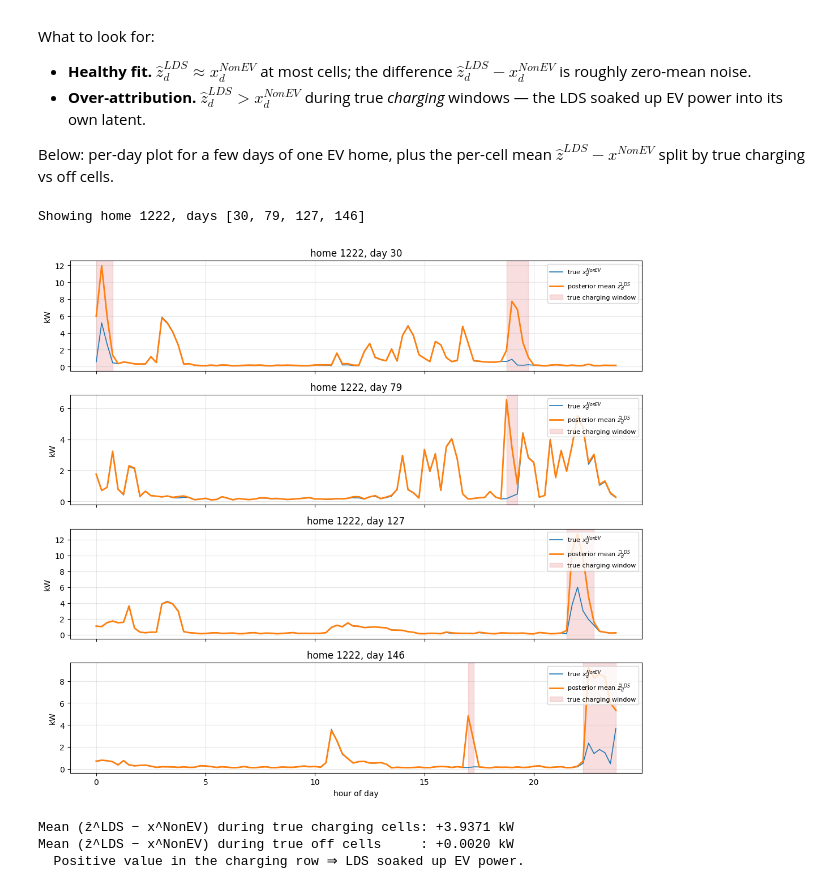
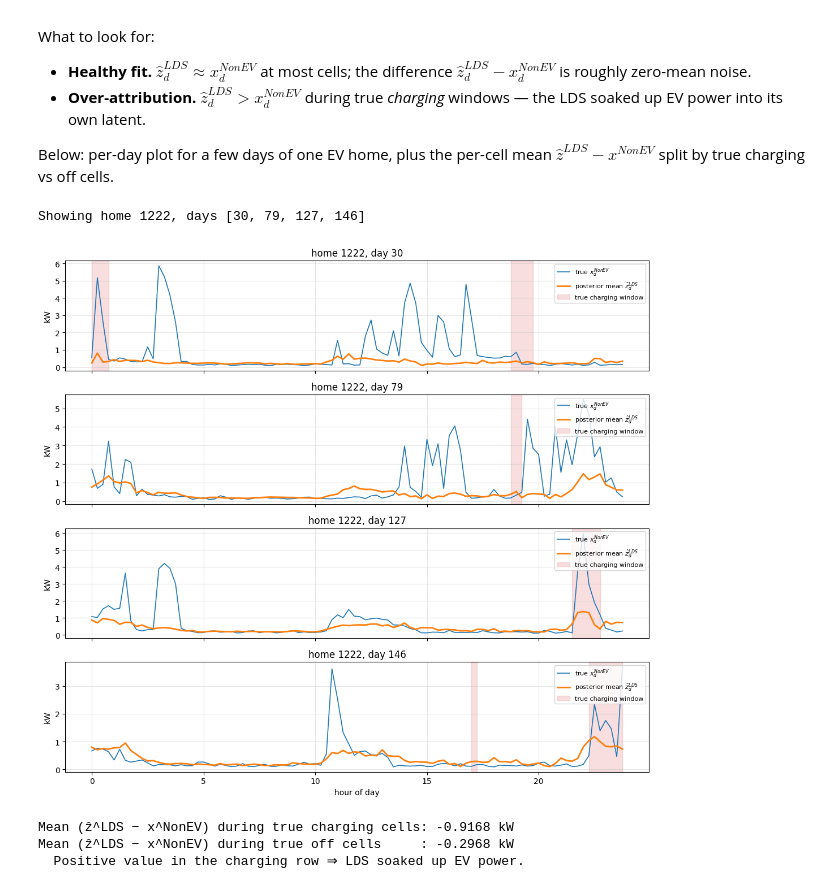
Before and after one commit to jackellishsieh/residential-power-forecasting, a Jupyter notebook: notebooks/jack/infer-model.ipynb, the cells around one changed output. Drawn from its saved outputs; the diff is of its cells as text; code cells hidden in the pictures.

Commit message:
Update notebooks and model code for two-branch

```diff
--- a/notebooks/jack/infer-model.ipynb
+++ b/notebooks/jack/infer-model.ipynb
@@ -42,6 +55,6 @@ from models import first_diff_logistic as fdl
 # %%
 # ── CONFIGURE ──────────────────────────────────────────────────────────────
-FITTED_PARAMS_PATH = PROJECT_ROOT / 'models' / 'fitted_params.pkl'
+FITTED_PARAMS_PATH = PROJECT_ROOT / 'models' / 'fitted_params_variance_only_diagonal.pkl'
 # ───────────────────────────────────────────────────────────────────────────
 
 with open(FITTED_PARAMS_PATH, 'rb') as f:
@@ -124,6 +143,10 @@ Running collapsed Gibbs on 6 homes  (of which 2 EV)  S_burn=50, S_retain=200, se
 # %%
-inferences = gm.infer_all_collapsed(
-    test_df_sub, params,
-    S_burn=S_BURN, S=S_RETAIN, seed=SEED,
-    verbose=True,
-)
+# inferences = gm.infer_all(
+#     test_df_sub, params,
+#     S_burn=S_BURN, S=S_RETAIN, seed=SEED,
+#     decision=DECISION, verbose=True,
+# )
+
+# Read inferences from pickle
+with open('inferences.pkl', 'rb') as f:
+    inferences = pickle.load(f)
@@ -305,0 +269,11 @@ for hid, label in [(ev_hids[0] if ev_hids else None, 'EV'),
+# %%
+# ── CONFIGURE ──────────────────────────────────────────────────────────────
+CARPET_HOME = ev_hids[0] if ev_hids else next(iter(inferences))
+CARPET_DAYS = None     # (start, end) day-index range, or None for all days
+HIDE_LOW    = False    # True → fold low into off (show only off vs high)
+# ───────────────────────────────────────────────────────────────────────────
+
+figs = ip.plot_z_carpets(test_df_sub, inferences, heur_states_test,
+                         CARPET_HOME, day_range=CARPET_DAYS, hide_low=HIDE_LOW)
+for f in figs:
+    plt.show()
@@ -333,12 +348,12 @@ DIAG_HOME_ID              = None  # override here; None → first EV home
 if not ev_hids:
     print('No EV homes in the inferred set — skipping diagnostic.')
 else:
-    hid   = DIAG_HOME_ID if DIAG_HOME_ID is not None else ev_hids[0]
-    inf   = inferences[hid]
-    g     = test_df_sub[test_df_sub['home_id']==hid].sort_values(['day','time_index'])
-    D     = g['day'].nunique()
-    x_nev = g['non_ev_load'].to_numpy().reshape(D, T)
-    z_tr  = g['charge_state'].to_numpy().reshape(D, T)
+    hid     = DIAG_HOME_ID if DIAG_HOME_ID is not None else ev_hids[0]
+    z_lds_m = inferences[hid].c1.z_lds_mean    # C=1 posterior-mean Non-EV (EV removed)
+    g       = test_df_sub[test_df_sub['home_id']==hid].sort_values(['day','time_index'])
+    D       = g['day'].nunique()
+    x_nev   = g['non_ev_load'].to_numpy().reshape(D, T)
+    z_tr    = g['charge_state'].to_numpy().reshape(D, T)
 
     rng = np.random.default_rng(0)
     if PREFER_DAYS_WITH_CHARGING:
@@ -354,37 +369,37 @@ else:
 
     tt = np.arange(T) * 15 / 60   # hours of day
     fig, axes = plt.subplots(len(chosen), 1, figsize=(11, 2.5 * len(chosen)),
                               sharex=True)
     if len(chosen) == 1: axes = [axes]
 
     for ax, d in zip(axes, chosen):
-        ax.plot(tt, x_nev[d],          lw=1.2, color='C0',
+        ax.plot(tt, x_nev[d],     lw=1.2, color='C0',
                 label=r'true $x^{NonEV}_d$')
-        ax.plot(tt, inf.z_lds_mean[d], lw=2.0, color='C1',
+        ax.plot(tt, z_lds_m[d],   lw=2.0, color='C1',
                 label=r'posterior mean $\hat z^{LDS}_d$')
         chg = z_tr[d] > 0
         if chg.any():
             ax.fill_between(tt, 0, 1, where=chg, transform=ax.get_xaxis_transform(),
                             color='C3', alpha=0.15,
                             label='true charging window')
         ax.set_title(f'home {hid}, day {d}')
         ax.set_ylabel('kW')
         ax.legend(loc='upper right', fontsize=8); ax.grid(alpha=0.3)
     axes[-1].set_xlabel('hour of day')
     plt.tight_layout(); plt.show()
 
     # Quantitative: split residual by true-state mask
-    diff = inf.z_lds_mean - x_nev                                # (D, T)
+    diff = z_lds_m - x_nev                                       # (D, T)
     chg  = z_tr > 0
     if chg.any():
         print(f'\nMean (ẑ^LDS − x^NonEV) during true charging cells: '
               f'{diff[chg].mean():+.4f} kW')
         print(f'Mean (ẑ^LDS − x^NonEV) during true off cells     : '
               f'{diff[~chg].mean():+.4f} kW')
         print('  Positive value in the charging row ⇒ LDS soaked up EV power.')
 # %% [output]
 Showing home 1222, days [30, 79, 127, 146]
-[figure, old version]
+[figure, new version]
-Mean (ẑ^LDS − x^NonEV) during true charging cells: +3.9371 kW
-Mean (ẑ^LDS − x^NonEV) during true off cells     : +0.0020 kW
+Mean (ẑ^LDS − x^NonEV) during true charging cells: -0.9168 kW
+Mean (ẑ^LDS − x^NonEV) during true off cells     : -0.2968 kW
   Positive value in the charging row ⇒ LDS soaked up EV power.
```
Also changed, not shown: parts of 36 cells of this notebook, 13 other files.
